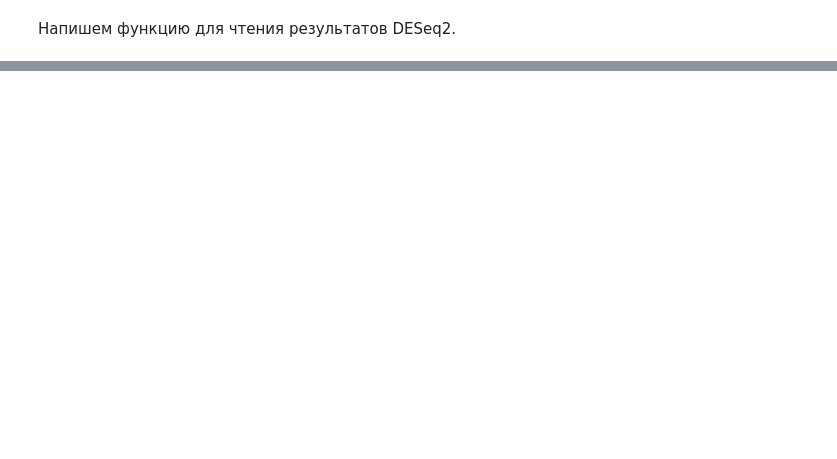
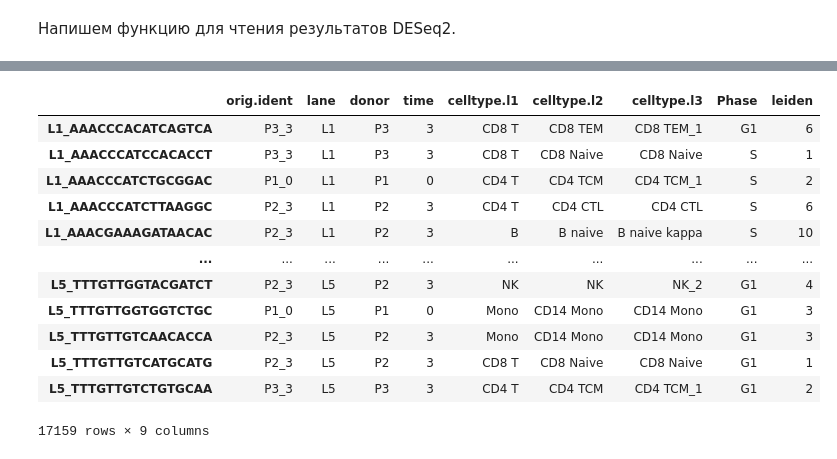
Before and after one commit to nsyzrantsev/transcriptome_data_analysis, a Jupyter notebook: homework_12/12_Homework.ipynb, the cells around one changed output, grey strips where cells are left out. Cells and saved outputs as stored; diff of their text form; code cells hidden in the pictures; blank space fills up the shorter version.

```diff
--- a/homework_12/12_Homework.ipynb
+++ b/homework_12/12_Homework.ipynb
@@ -251,0 +362,16 @@ DataFrame with 6 rows and 6 columns
+# %%
+adata_harmony.obs
+# %% [output]
+|  | orig.ident | lane | donor | time | celltype.l1 | celltype.l2 | celltype.l3 | Phase | leiden |
+| L1_AAACCCACATCAGTCA | P3_3 | L1 | P3 | 3 | CD8 T | CD8 TEM | CD8 TEM_1 | G1 | 6 |
+| L1_AAACCCATCCACACCT | P3_3 | L1 | P3 | 3 | CD8 T | CD8 Naive | CD8 Naive | S | 1 |
+| L1_AAACCCATCTGCGGAC | P1_0 | L1 | P1 | 0 | CD4 T | CD4 TCM | CD4 TCM_1 | S | 2 |
+| L1_AAACCCATCTTAAGGC | P2_3 | L1 | P2 | 3 | CD4 T | CD4 CTL | CD4 CTL | S | 6 |
+| L1_AAACGAAAGATAACAC | P2_3 | L1 | P2 | 3 | B | B naive | B naive kappa | S | 10 |
+| ... | ... | ... | ... | ... | ... | ... | ... | ... | ... |
+| L5_TTTGTTGGTACGATCT | P2_3 | L5 | P2 | 3 | NK | NK | NK_2 | G1 | 4 |
+| L5_TTTGTTGGTGGTCTGC | P1_0 | L5 | P1 | 0 | Mono | CD14 Mono | CD14 Mono | G1 | 3 |
+| L5_TTTGTTGTCAACACCA | P2_3 | L5 | P2 | 3 | Mono | CD14 Mono | CD14 Mono | G1 | 3 |
+| L5_TTTGTTGTCATGCATG | P2_3 | L5 | P2 | 3 | CD8 T | CD8 Naive | CD8 Naive | G1 | 1 |
+| L5_TTTGTTGTCTGTGCAA | P3_3 | L5 | P3 | 3 | CD4 T | CD4 TCM | CD4 TCM_1 | G1 | 2 |
+17159 rows × 9 columns
```
Also changed, not shown: parts of 25 cells of this notebook, 1 other file.
